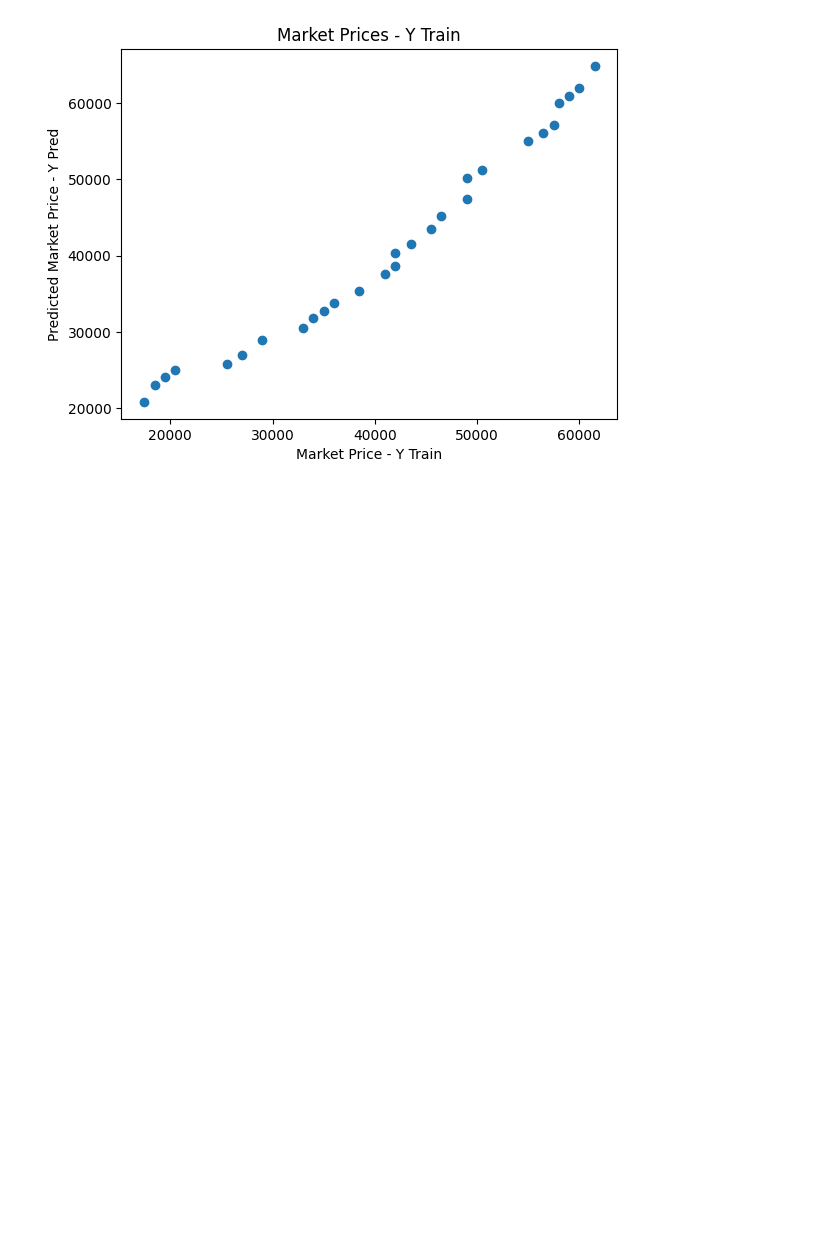
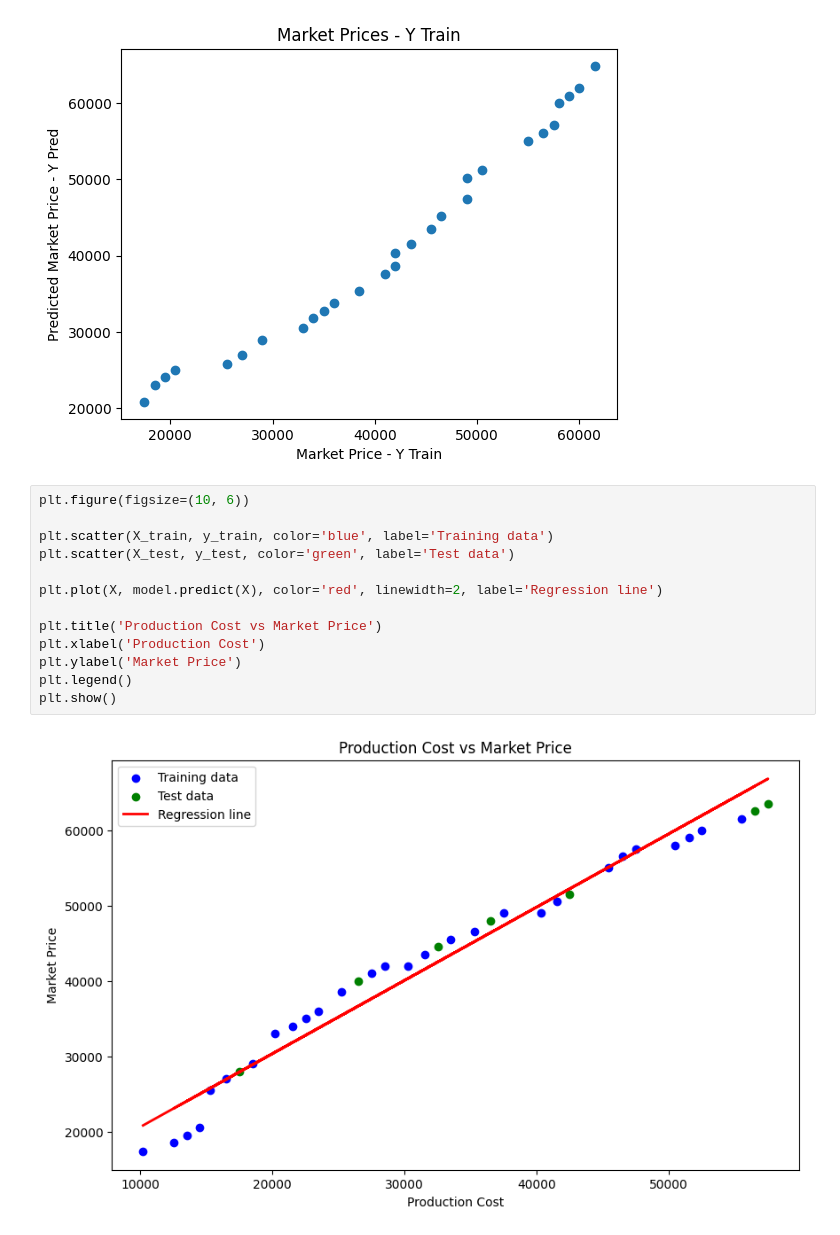
Before and after one commit to Anrsgrl/Regressions, a Jupyter notebook: LinearRegression/LinearRegression.ipynb, the cells around one changed output. Cells and saved outputs as stored; diff of their text form; blank space fills up the shorter version.

Commit message:
Add regression line plot to visualize the linear regression model

```diff
--- a/LinearRegression/LinearRegression.ipynb
+++ b/LinearRegression/LinearRegression.ipynb
@@ -120,3 +120,18 @@ plt.title('Market Prices - Y Train')
 plt.show()
 # %% [output]
 [figure]
+# %%
+plt.figure(figsize=(10, 6))
+
+plt.scatter(X_train, y_train, color='blue', label='Training data')
+plt.scatter(X_test, y_test, color='green', label='Test data')
+
+plt.plot(X, model.predict(X), color='red', linewidth=2, label='Regression line')
+
+plt.title('Production Cost vs Market Price')
+plt.xlabel('Production Cost')
+plt.ylabel('Market Price')
+plt.legend()
+plt.show()
+# %% [output]
+[figure, added]
```
